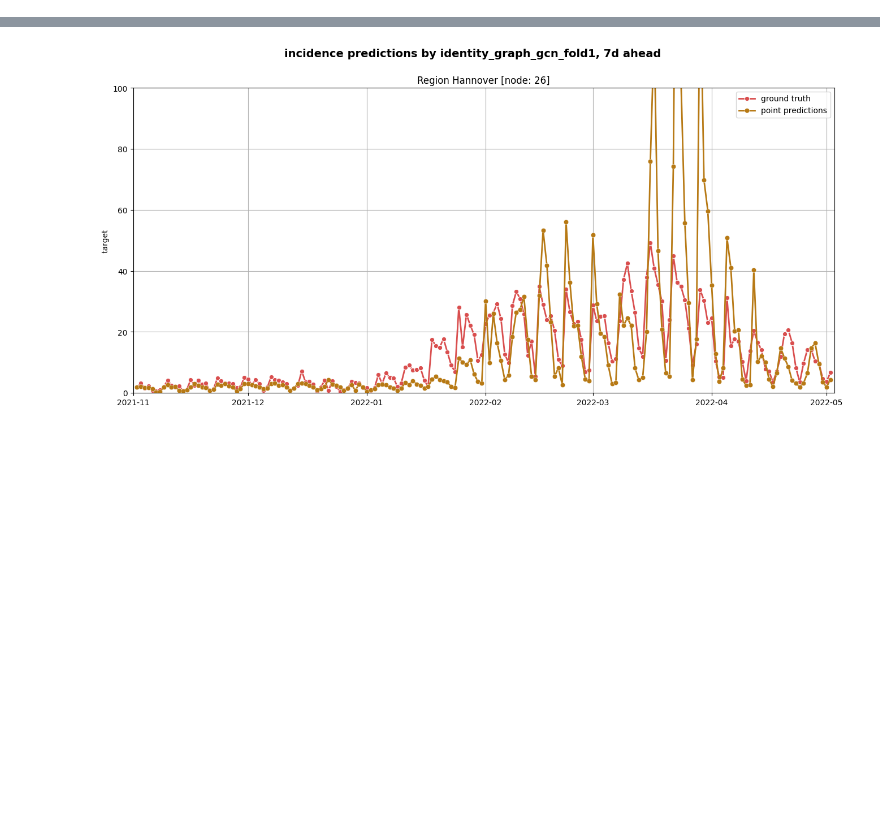
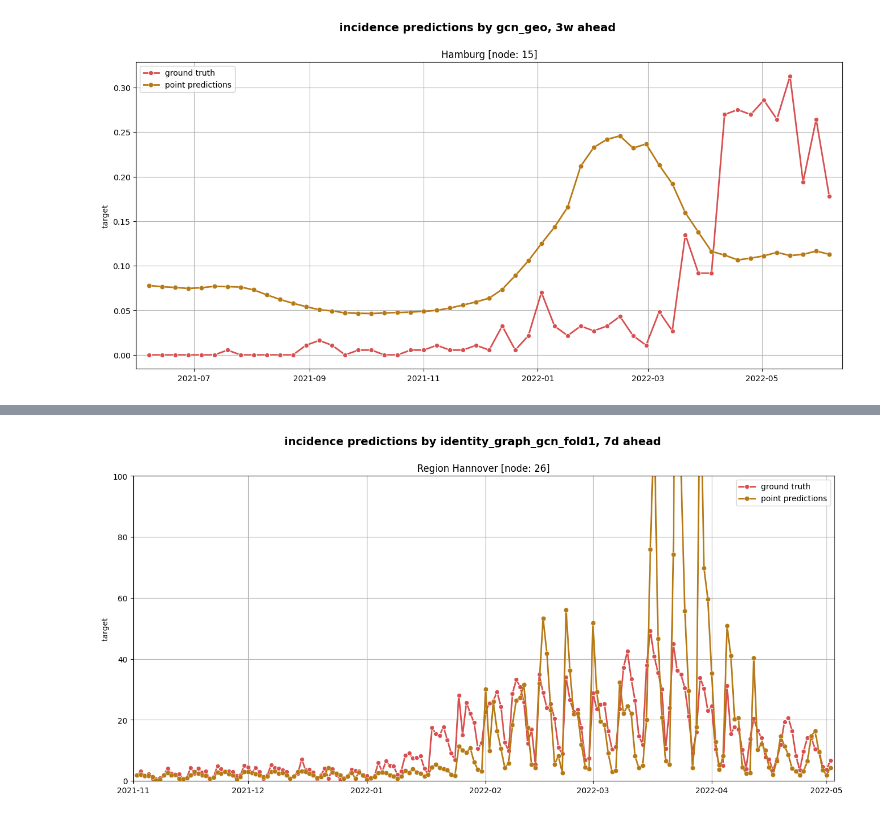
Before and after one commit to stends2001/infectious_disease_gnn, a Jupyter notebook: src/notebooks/crossval.ipynb, the cells around one changed output, grey strips where cells are left out. Saved outputs shown, nothing was run; the diff lists cells and outputs as text; code cells hidden in the pictures; blank space fills up the shorter version.

```diff
--- a/src/notebooks/crossval.ipynb
+++ b/src/notebooks/crossval.ipynb
@@ -59,3 +149,7 @@ for fold_idx, fold in enumerate(fold_collection):
+# %%
+evaluator.evaluated_models['gcn_geo'].show_forecasts(15).show()
+# %% [output]
+[figure, added]
 # %%
 # model_evaluations_foldwise
 from src.evaluation import Evaluator
```
Also changed, not shown: parts of 14 cells of this notebook, 6 other files.
